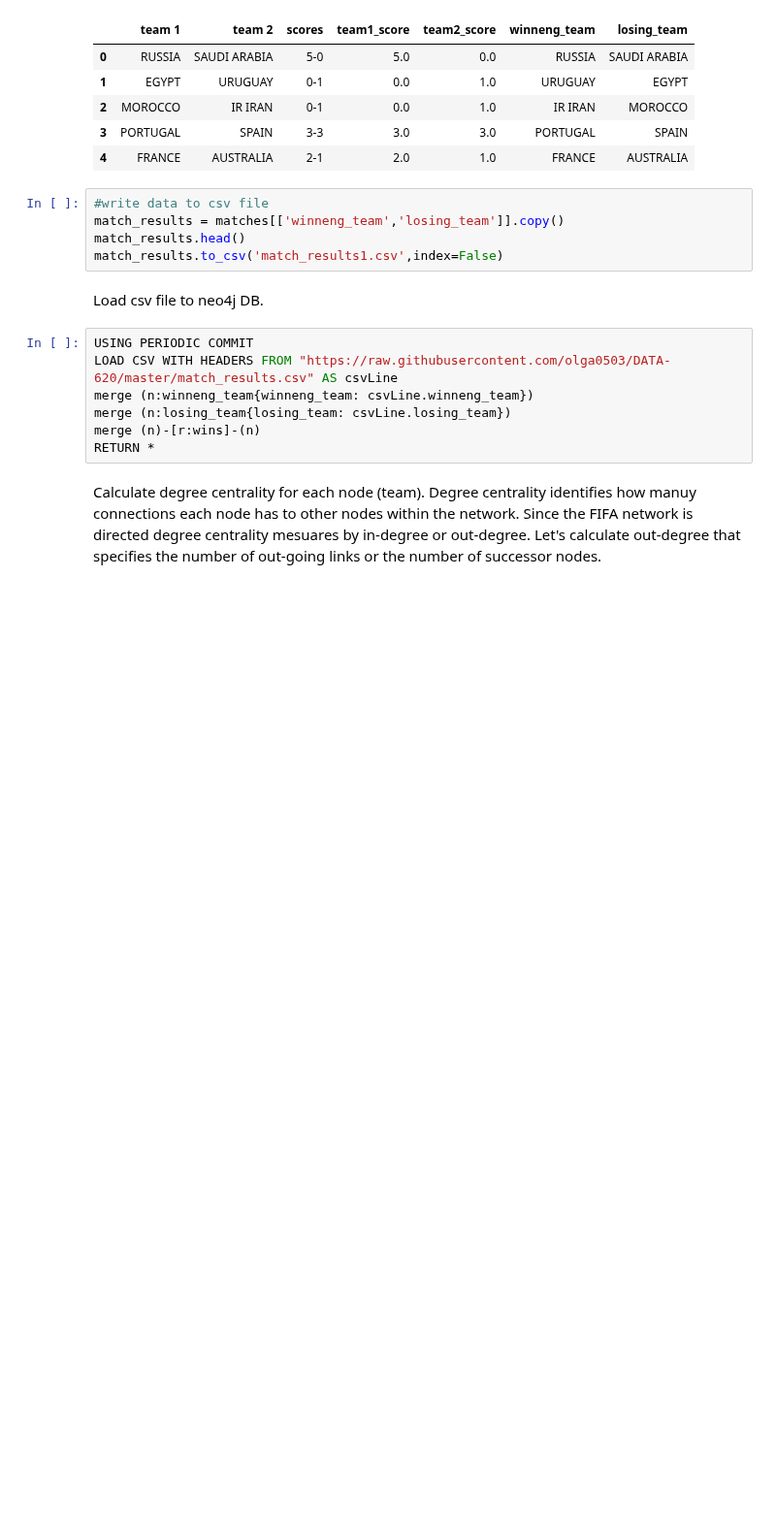
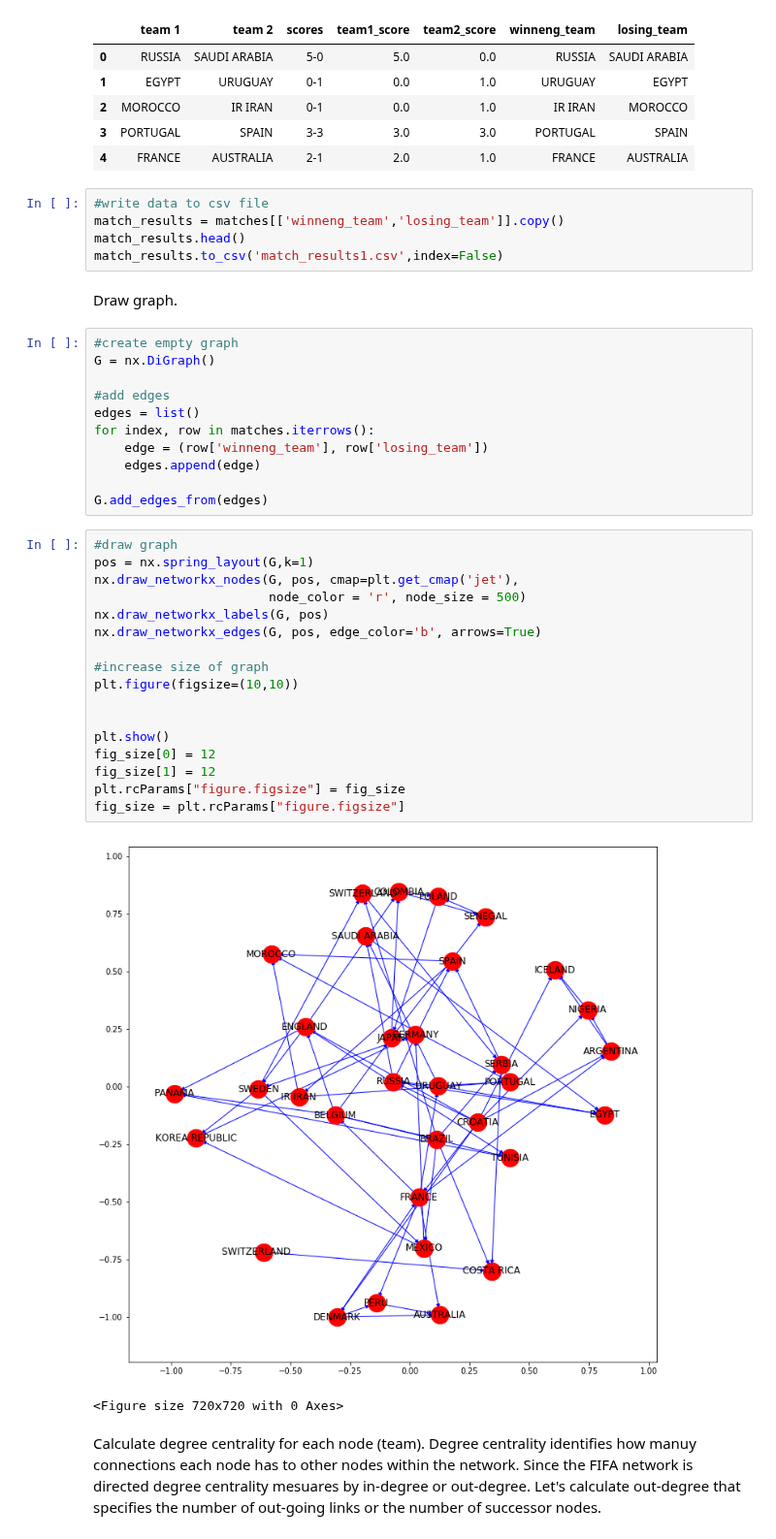
Before and after one commit to olga0503/DATA-620, a Jupyter notebook: Week_5_Assignment.ipynb, the cells around one changed output. Shown at 97% size. Cells and saved outputs as stored; diff of their text form; blank space fills up the shorter version.

```diff
--- a/Week_5_Assignment.ipynb
+++ b/Week_5_Assignment.ipynb
@@ -128,13 +131,37 @@ matches.head()
 match_results = matches[['winneng_team','losing_team']].copy()
 match_results.head()
 match_results.to_csv('match_results1.csv',index=False)
-# %% [markdown]
-Load csv file to neo4j DB.
-# %%
-USING PERIODIC COMMIT
-LOAD CSV WITH HEADERS FROM "https://raw.githubusercontent.com/olga0503/DATA-620/master/match_results.csv" AS csvLine
-merge (n:winneng_team{winneng_team: csvLine.winneng_team})
-merge (n:losing_team{losing_team: csvLine.losing_team})
-merge (n)-[r:wins]-(n)
-RETURN *
+# %% [markdown]
+Draw graph.
+# %%
+#create empty graph
+G = nx.DiGraph()
+
+#add edges
+edges = list()
+for index, row in matches.iterrows():
+    edge = (row['winneng_team'], row['losing_team'])
+    edges.append(edge)
+
+G.add_edges_from(edges)
+# %%
+#draw graph
+pos = nx.spring_layout(G,k=1)
+nx.draw_networkx_nodes(G, pos, cmap=plt.get_cmap('jet'),
+                       node_color = 'r', node_size = 500)
+nx.draw_networkx_labels(G, pos)
+nx.draw_networkx_edges(G, pos, edge_color='b', arrows=True)
+
+#increase size of graph
+plt.figure(figsize=(10,10))
+
+
+plt.show()
+fig_size[0] = 12
+fig_size[1] = 12
+plt.rcParams["figure.figsize"] = fig_size
+fig_size = plt.rcParams["figure.figsize"]
+# %% [output]
+[figure, added]
+<Figure size 720x720 with 0 Axes>
 # %% [markdown]
```
Also changed, not shown: parts of 2 cells of this notebook.
